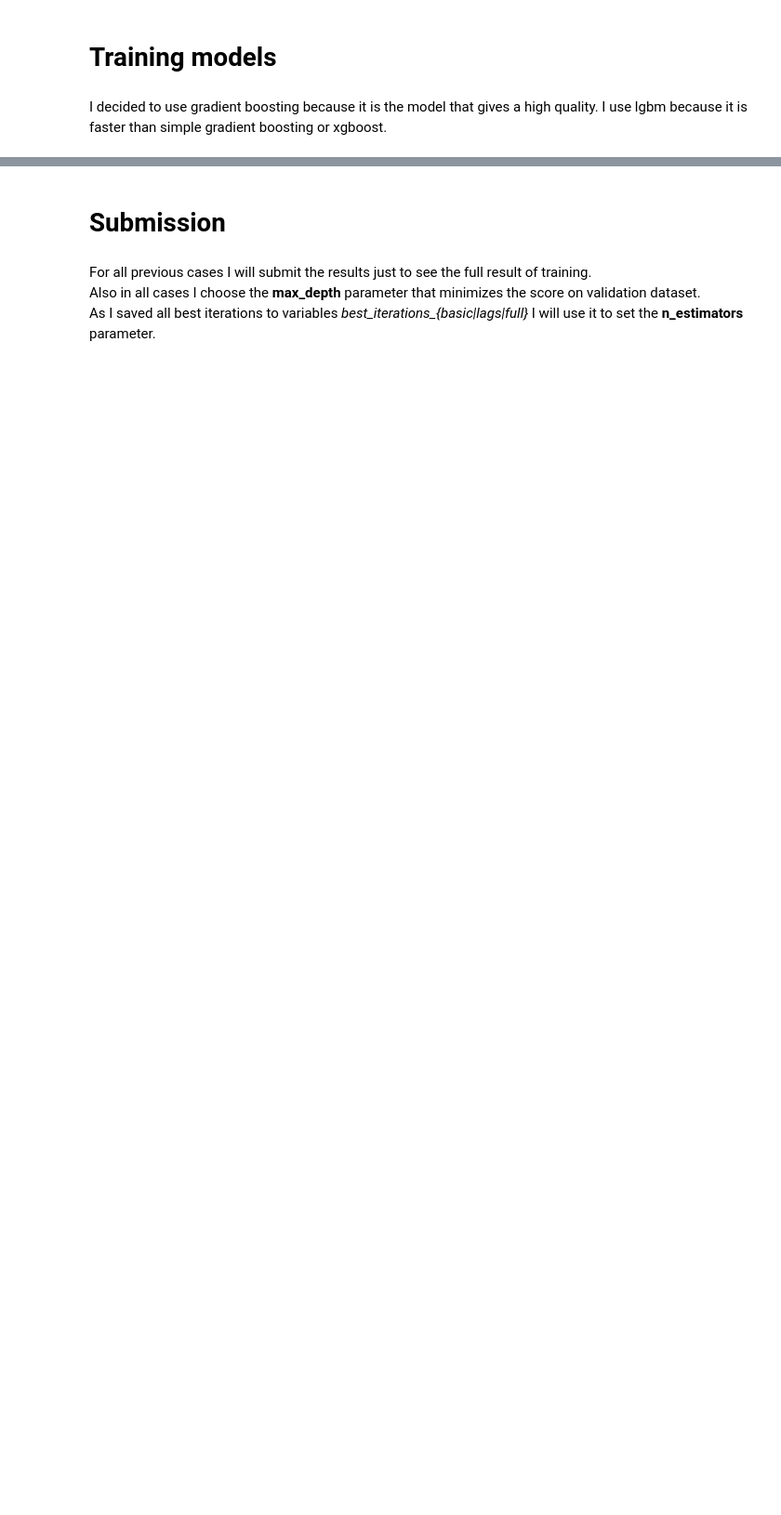
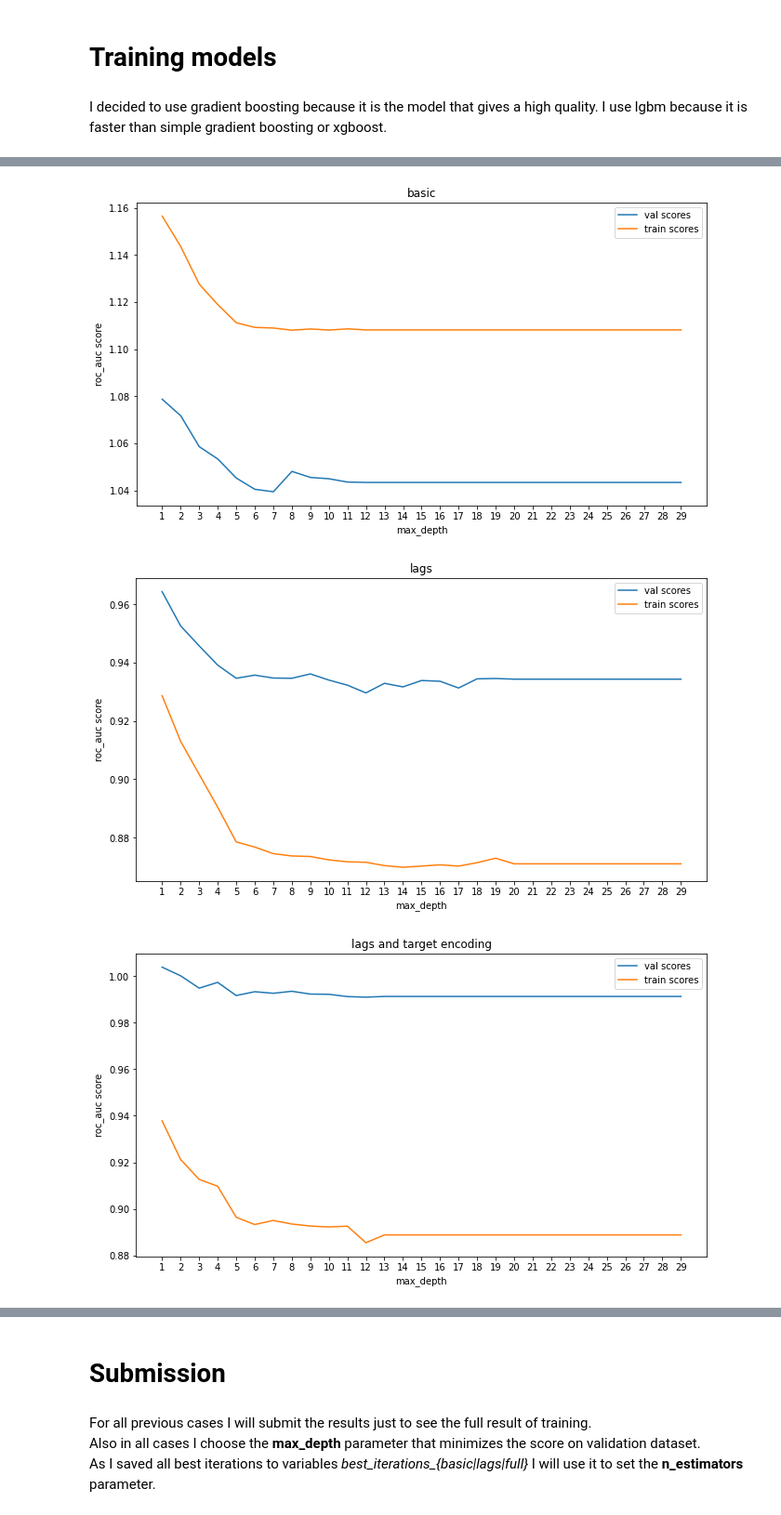
Before and after one commit to vkhmara/EPAM-Internship, a Jupyter notebook: Predict future sales/Experiments with the other form of data.ipynb, the cells around one changed output, grey strips where cells are left out. Shown: that part at 93% size. Drawn from its saved outputs; the diff is of its cells as text; code cells hidden in the pictures; blank space fills up the shorter version.

```diff
--- a/Predict future sales/Experiments with the other form of data.ipynb
+++ b/Predict future sales/Experiments with the other form of data.ipynb
@@ -203,7 +175,7 @@ Here I read train and test tables which have lag features and features that are
 # %%
 X_full = pd.read_csv('data/X_full.csv')
 y_full = pd.read_csv('data/y_full.csv').item_cnt
-X_test_full = pd.read_csv('data/test_full.csv')
+X_test_full = pd.read_csv('data/test_full.csv', index_col='ID')
 # %%
 X_full.info()
 # %% [output]
@@ -290,8 +246,0 @@ Training LGBM models with different values of max_depth
-# %%
-lgbm = LGBMRegressor(max_depth=2)
-lgbm.fit(X_train_basic.drop(columns=['shop_id', 'item_id', 'item_category_id']),
-         y_train_basic,
-         eval_set=[(X_val_basic.drop(columns=['shop_id', 'item_id', 'item_category_id']), y_val_basic)],
-         eval_metric='l2',
-         early_stopping_rounds=20,
-         verbose=10)
@@ -541,22 +246,0 @@ The quality is better than without target encoded features. It means that they h
-# %%
-lgbm_train_full_reduced_rmses = {}
-lgbm_val_full_reduced_rmses = {}
-best_iterations_full_reduced = {}
-max_depths = range(1, 30)
-for max_depth in max_depths:
-    start = datetime.datetime.now()
-    print('max_depth:', max_depth)
-    lgbm = LGBMRegressor(max_depth=max_depth)
-    lgbm.fit(X_train_full_reduced,
-             y_train_full_reduced,
-             eval_set=[(X_val_full_reduced, y_val_full_reduced)],
-             eval_metric='l2',
-             early_stopping_rounds=20,
-             verbose=10)
-    best_iterations_full_reduced[max_depth] = lgbm.best_iteration_
-    lgbm_train_full_reduced_rmses[max_depth] = RMSE(y_train_full_reduced, lgbm.predict(X_train_full_reduced).clip(0, 20))
-    lgbm_val_full_reduced_rmses[max_depth] = RMSE(y_val_full_reduced, lgbm.predict(X_val_full_reduced).clip(0, 20))
-    print('train RMSE:', lgbm_train_full_reduced_rmses[max_depth], ' | ',
-          'val RMSE:', lgbm_val_full_reduced_rmses[max_depth])
-    print('Evaluation time:', datetime.datetime.now() - start)
-    print('------------------------------------------------------')
@@ -605,0 +369,17 @@ The quality is worse than with all the features. Maybe because the number of fea
+# %%
+for i, case in enumerate(cases):
+    model_info = all_models_info[case]
+
+    plt.figure(figsize=(11, 6))
+    plt.plot(model_info['tuned_parameters'], model_info['val_scores'])
+    plt.plot(model_info['tuned_parameters'], model_info['train_scores'])
+    plt.legend(['val scores', 'train scores'])
+    plt.xlabel('max_depth')
+    plt.ylabel('roc_auc score')
+    plt.xticks(ticks=max_depths, labels=max_depths)
+    plt.title(case)
+    plt.show()
+# %% [output]
+[figure, added]
+[figure, added]
+[figure, added]
```
Also changed, not shown: parts of 72 cells of this notebook.
